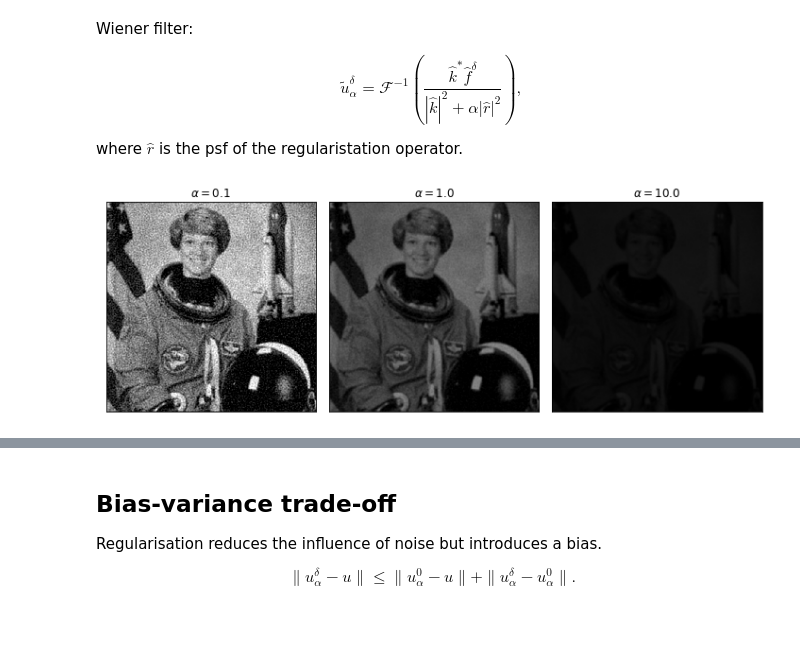
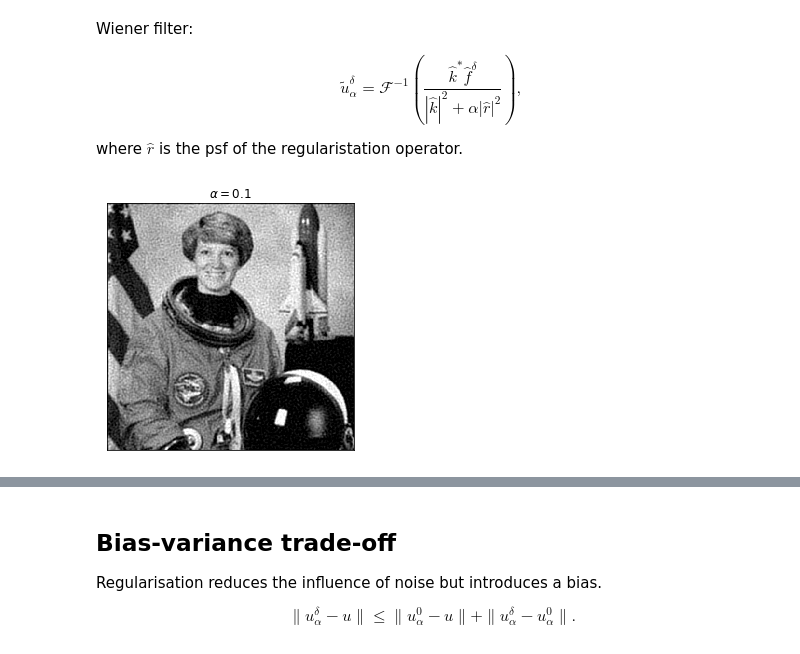
Before and after one commit to TristanvanLeeuwen/Summerschool, a Jupyter notebook: LinearFilters.ipynb, the cells around one changed output, grey strips where cells are left out. Saved outputs shown, nothing was run; the diff lists cells and outputs as text; code cells hidden in the pictures; blank space fills up the shorter version.

```diff
--- a/LinearFilters.ipynb
+++ b/LinearFilters.ipynb
@@ -11,26 +56,23 @@ where $\widehat{r}$ is the psf of the regularistation operator.
 # %%
 # read image
 u = rgb2gray(data.astronaut())
 
 # blur image
 psf = np.ones((5, 5)) / 25
-f = conv2(u, psf, 'same')
+f = K(u,psf = kernel)
 
 # add_noise
-f_delta = random_noise(f, var = 0.01, clip=False)
+delta = 0.1
+f_delta = f + delta * np.random.randn(f.shape[0],f.shape[1])
 
 # regularisation
-reg_psf = np.zeros((5,5))
-reg_psf[2,2] = 1
+reg_psf = np.array([[0,0,0],[0,1,0],[0,0,0]])
+reg_psf = np.array([[0,1,0],[1,-4,1],[0,1,0]])
 
 # apply inverse
-alphas = [.1, 1.0, 10.0]
-u_est = [0,0,0]
-titles = [0,0,0]
-for k in range(3):
-    u_est[k] = wiener(f_delta, psf, reg = reg_psf, balance=alphas[k], clip=False)
-    titles[k] = r'$\alpha = $' + str(alphas[k])
-#
-plot_images(u_est, titles, fname='decon_reg_id.png')
+alpha = .1
+u_est = wiener(f_delta, psf, reg = reg_psf, balance=alpha, clip=False)
+
+plot_images([u_est], [r'$\alpha = $'+ str(alpha)])
 # %% [output]
-[figure, old version]
+[figure, new version]
```
Also changed, not shown: parts of 14 cells of this notebook, 3 other files.
